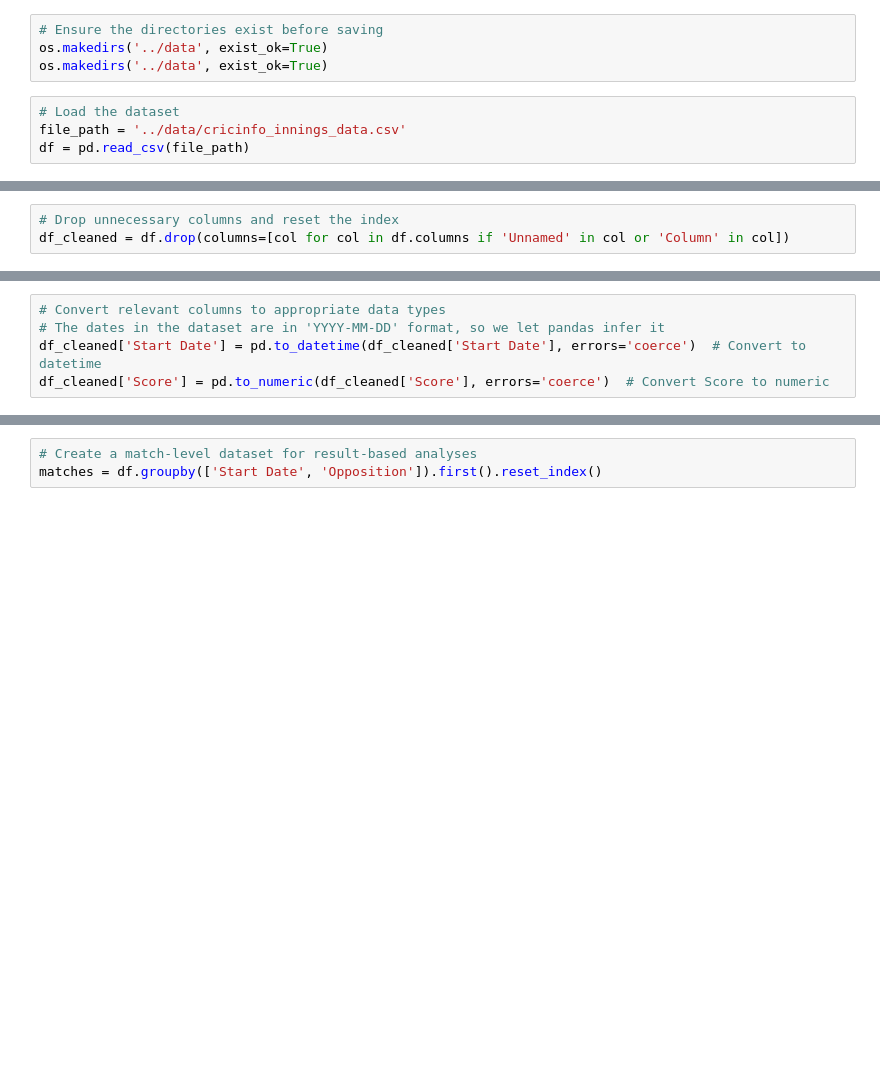
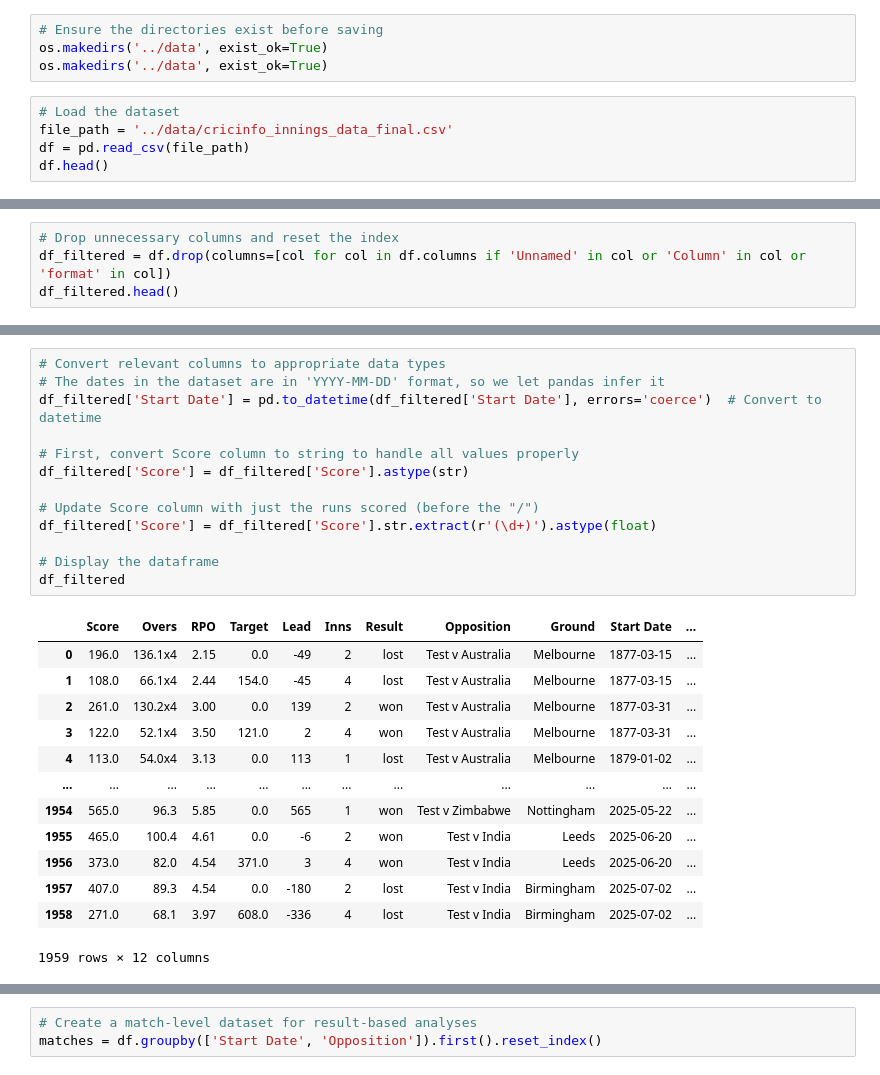
Before and after one commit to Tanjeelur/python_task-game_eda_analysis-, a Jupyter notebook: eda/analysis.ipynb, the cells around one changed output, grey strips where cells are left out. Saved outputs shown, nothing was run; the diff lists cells and outputs as text; blank space fills up the shorter version.

```diff
--- a/eda/analysis.ipynb
+++ b/eda/analysis.ipynb
@@ -7,5 +7,6 @@ os.makedirs('../data', exist_ok=True)
 os.makedirs('../data', exist_ok=True)
 # %%
 # Load the dataset
-file_path = '../data/cricinfo_innings_data.csv'
+file_path = '../data/cricinfo_innings_data_final.csv'
 df = pd.read_csv(file_path)
+df.head()
@@ -12,3 +52,4 @@ df = pd.read_csv(file_path)
 # %%
 # Drop unnecessary columns and reset the index
-df_cleaned = df.drop(columns=[col for col in df.columns if 'Unnamed' in col or 'Column' in col])
+df_filtered = df.drop(columns=[col for col in df.columns if 'Unnamed' in col or 'Column' in col or 'format' in col])
+df_filtered.head()
@@ -15,7 +63,29 @@ df_cleaned = df.drop(columns=[col for col in df.columns if 'Unnamed' in col or '
 # %%
 # Convert relevant columns to appropriate data types
 # The dates in the dataset are in 'YYYY-MM-DD' format, so we let pandas infer it
-df_cleaned['Start Date'] = pd.to_datetime(df_cleaned['Start Date'], errors='coerce')  # Convert to datetime
-df_cleaned['Score'] = pd.to_numeric(df_cleaned['Score'], errors='coerce')  # Convert Score to numeric
+df_filtered['Start Date'] = pd.to_datetime(df_filtered['Start Date'], errors='coerce')  # Convert to datetime
+
+# First, convert Score column to string to handle all values properly
+df_filtered['Score'] = df_filtered['Score'].astype(str)
+
+# Update Score column with just the runs scored (before the "/")
+df_filtered['Score'] = df_filtered['Score'].str.extract(r'(\d+)').astype(float)
+
+# Display the dataframe
+df_filtered
+# %% [output]
+|  | Score | Overs | RPO | Target | Lead | Inns | Result | Opposition | Ground | Start Date | ... |
+| 0 | 196.0 | 136.1x4 | 2.15 | 0.0 | -49 | 2 | lost | Test v Australia | Melbourne | 1877-03-15 | ... |
+| 1 | 108.0 | 66.1x4 | 2.44 | 154.0 | -45 | 4 | lost | Test v Australia | Melbourne | 1877-03-15 | ... |
+| 2 | 261.0 | 130.2x4 | 3.00 | 0.0 | 139 | 2 | won | Test v Australia | Melbourne | 1877-03-31 | ... |
+| 3 | 122.0 | 52.1x4 | 3.50 | 121.0 | 2 | 4 | won | Test v Australia | Melbourne | 1877-03-31 | ... |
+| 4 | 113.0 | 54.0x4 | 3.13 | 0.0 | 113 | 1 | lost | Test v Australia | Melbourne | 1879-01-02 | ... |
+| ... | ... | ... | ... | ... | ... | ... | ... | ... | ... | ... | ... |
+| 1954 | 565.0 | 96.3 | 5.85 | 0.0 | 565 | 1 | won | Test v Zimbabwe | Nottingham | 2025-05-22 | ... |
+| 1955 | 465.0 | 100.4 | 4.61 | 0.0 | -6 | 2 | won | Test v India | Leeds | 2025-06-20 | ... |
+| 1956 | 373.0 | 82.0 | 4.54 | 371.0 | 3 | 4 | won | Test v India | Leeds | 2025-06-20 | ... |
+| 1957 | 407.0 | 89.3 | 4.54 | 0.0 | -180 | 2 | lost | Test v India | Birmingham | 2025-07-02 | ... |
+| 1958 | 271.0 | 68.1 | 3.97 | 608.0 | -336 | 4 | lost | Test v India | Birmingham | 2025-07-02 | ... |
+1959 rows × 12 columns
 # %%
 # Handle missing values
```
Also changed, not shown: parts of 27 cells of this notebook, 9 other files.
